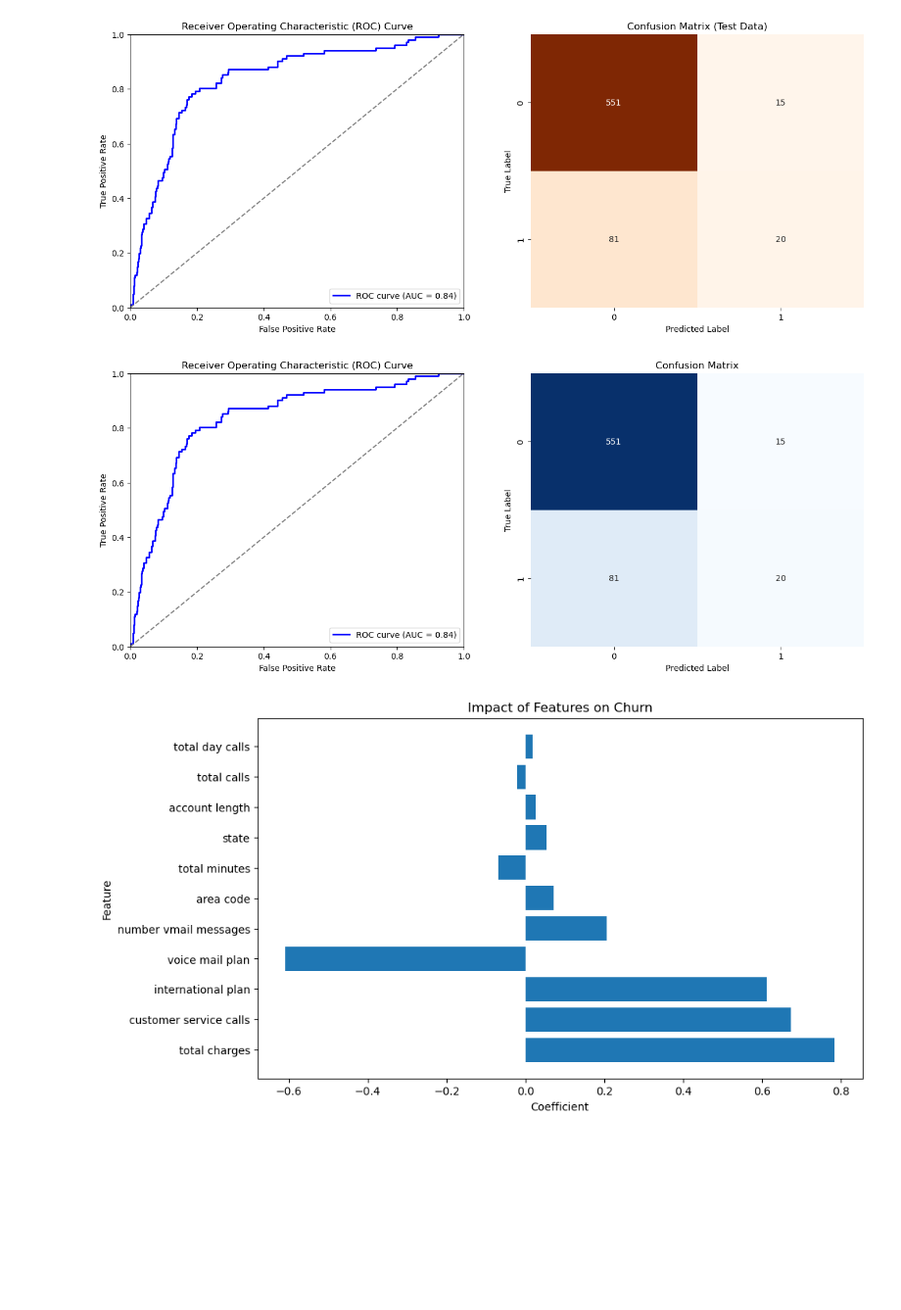
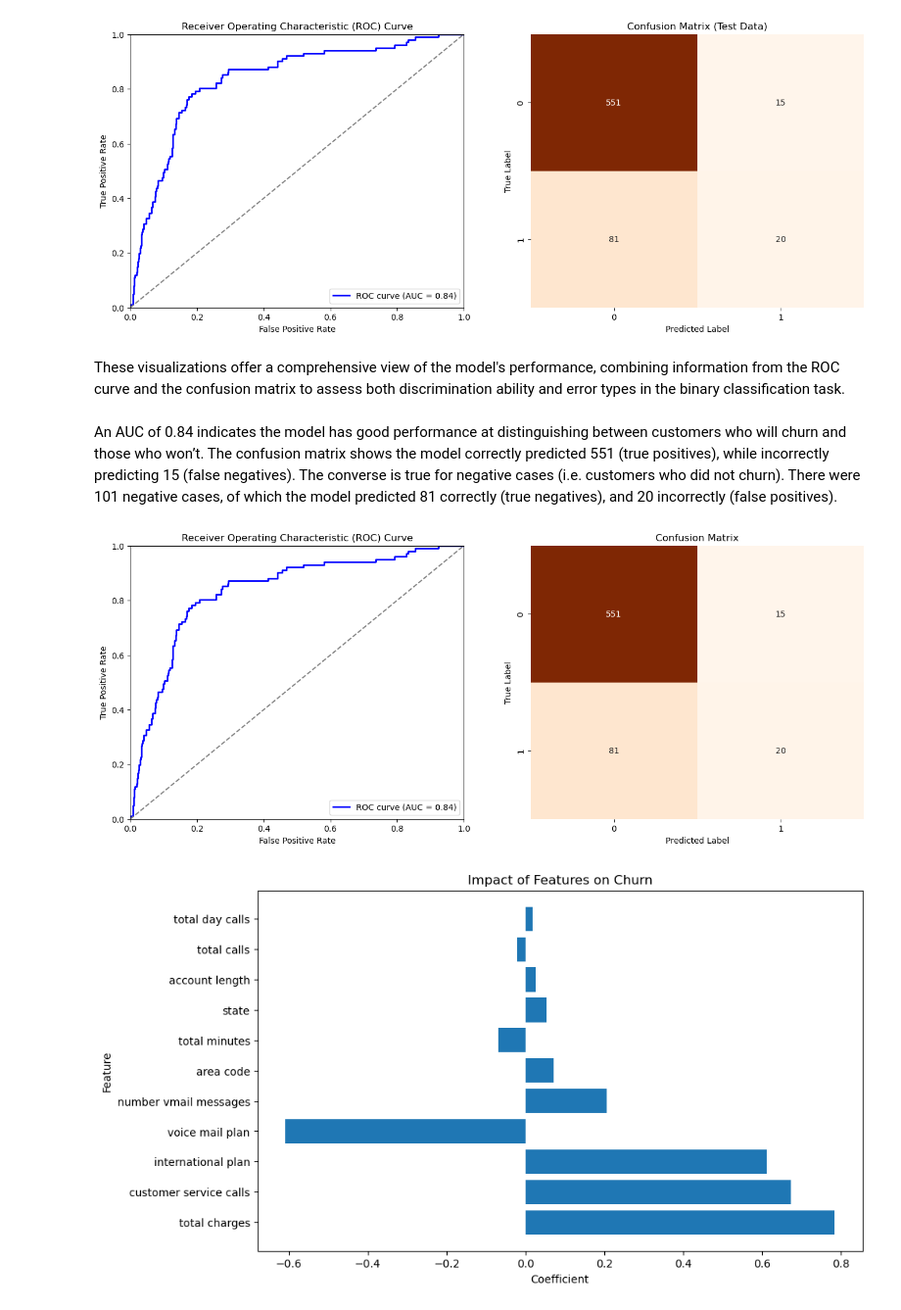
Before and after one commit to Nzuuko/Phase-3-Project, a Jupyter notebook: notebook.ipynb, the cells around one changed output. Shown at 98% size. Saved outputs shown, nothing was run; the diff lists cells and outputs as text; code cells hidden in the pictures; blank space fills up the shorter version.

```diff
--- a/notebook.ipynb
+++ b/notebook.ipynb
@@ -640,33 +644,38 @@ ax2.set_title('Confusion Matrix (Test Data)')
 plt.show()
 # %% [output]
 [figure]
+# %% [markdown]
+These visualizations offer a comprehensive view of the model's performance, combining information from the ROC curve and the confusion matrix to assess both discrimination ability and error types in the binary classification task.
+# %% [markdown]
+ An AUC of 0.84 indicates the model has good performance at distinguishing between customers who will churn and those who won’t.
+ The confusion matrix shows the model correctly predicted 551 (true positives), while incorrectly predicting 15 (false negatives). The converse is true for negative cases (i.e. customers who did not churn). There were 101 negative cases, of which the model predicted 81 correctly (true negatives), and 20 incorrectly (false positives).
 # %%
 # Plot the ROC curve
 y_prob = model_pipeline.predict_proba(X_test)[:, 1]  # Probability of positive class (churned)
 fpr, tpr, thresholds = roc_curve(y_test, y_prob)
 roc_auc = roc_auc_score(y_test, y_prob)
 
 fig, (ax1, ax2) = plt.subplots(1, 2, figsize=(16, 6))
 
 ax1.plot(fpr, tpr, color='b', lw=2, label=f'ROC curve (AUC = {roc_auc:.2f})')
 ax1.plot([0, 1], [0, 1], color='gray', linestyle='--')
 ax1.set_xlim([0.0, 1.0])
 ax1.set_ylim([0.0, 1.0])
 ax1.set_xlabel('False Positive Rate')
 ax1.set_ylabel('True Positive Rate')
 ax1.set_title('Receiver Operating Characteristic (ROC) Curve')
 ax1.legend(loc="lower right")
 
 # Plot the confusion matrix as a heatmap
 confusion_mat = confusion_matrix(y_test, y_test_pred)
-sns.heatmap(confusion_mat, annot=True, fmt="d", cmap='Blues', cbar=False, ax=ax2)
+sns.heatmap(confusion_mat, annot=True, fmt="d", cmap='Oranges', cbar=False, ax=ax2)
 ax2.set_xlabel('Predicted Label')
 ax2.set_ylabel('True Label')
 ax2.set_title('Confusion Matrix')
 
 plt.show()
 # %% [output]
-[figure, old version]
+[figure, new version]
 # %%
 # Get the coefficients of the logistic regression model2
 coefficients = model_pipeline.named_steps['classifier'].coef_[0]
```
Also changed, not shown: parts of 11 cells of this notebook.
